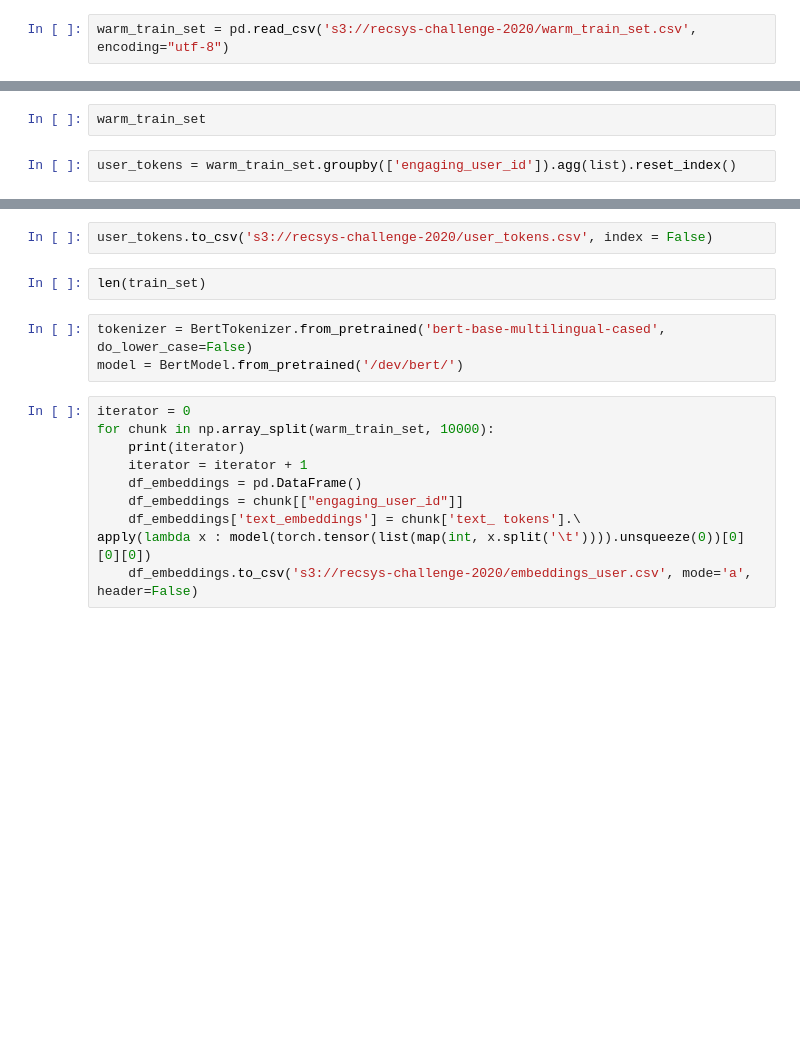
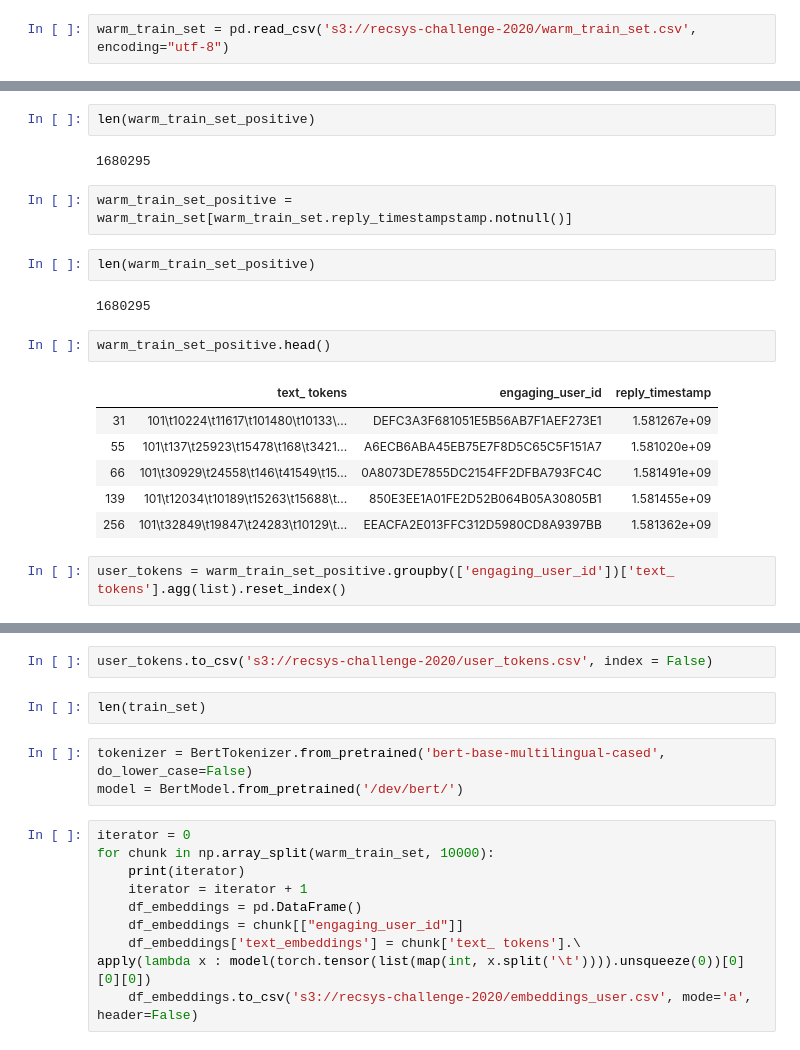
Before and after one commit to sumitsidana/recsys_challenge_2020, a Jupyter notebook: SaveUserTokens.ipynb, the cells around one changed output, grey strips where cells are left out. Saved outputs shown, nothing was run; the diff lists cells and outputs as text; blank space fills up the shorter version.

```diff
--- a/SaveUserTokens.ipynb
+++ b/SaveUserTokens.ipynb
@@ -38,6 +65,23 @@ len(warm_train_set)
-# %%
-warm_train_set
+# %%
+len(warm_train_set_positive)
+# %% [output]
+1680295
+# %%
+warm_train_set_positive = warm_train_set[warm_train_set.reply_timestampstamp.notnull()]
+# %%
+len(warm_train_set_positive)
+# %% [output]
+1680295
+# %%
+warm_train_set_positive.head()
+# %% [output]
+|  | text_ tokens | engaging_user_id | reply_timestamp |
+| 31 | 101\t10224\t11617\t101480\t10133\... | DEFC3A3F681051E5B56AB7F1AEF273E1 | 1.581267e+09 |
+| 55 | 101\t137\t25923\t15478\t168\t3421... | A6ECB6ABA45EB75E7F8D5C65C5F151A7 | 1.581020e+09 |
+| 66 | 101\t30929\t24558\t146\t41549\t15... | 0A8073DE7855DC2154FF2DFBA793FC4C | 1.581491e+09 |
+| 139 | 101\t12034\t10189\t15263\t15688\t... | 850E3EE1A01FE2D52B064B05A30805B1 | 1.581455e+09 |
+| 256 | 101\t32849\t19847\t24283\t10129\t... | EEACFA2E013FFC312D5980CD8A9397BB | 1.581362e+09 |
 # %%
-user_tokens = warm_train_set.groupby(['engaging_user_id']).agg(list).reset_index()
+user_tokens = warm_train_set_positive.groupby(['engaging_user_id'])['text_ tokens'].agg(list).reset_index()
 # %%
 user_tokens.head()
```
Also changed, not shown: parts of 17 cells of this notebook, 1 other file.
